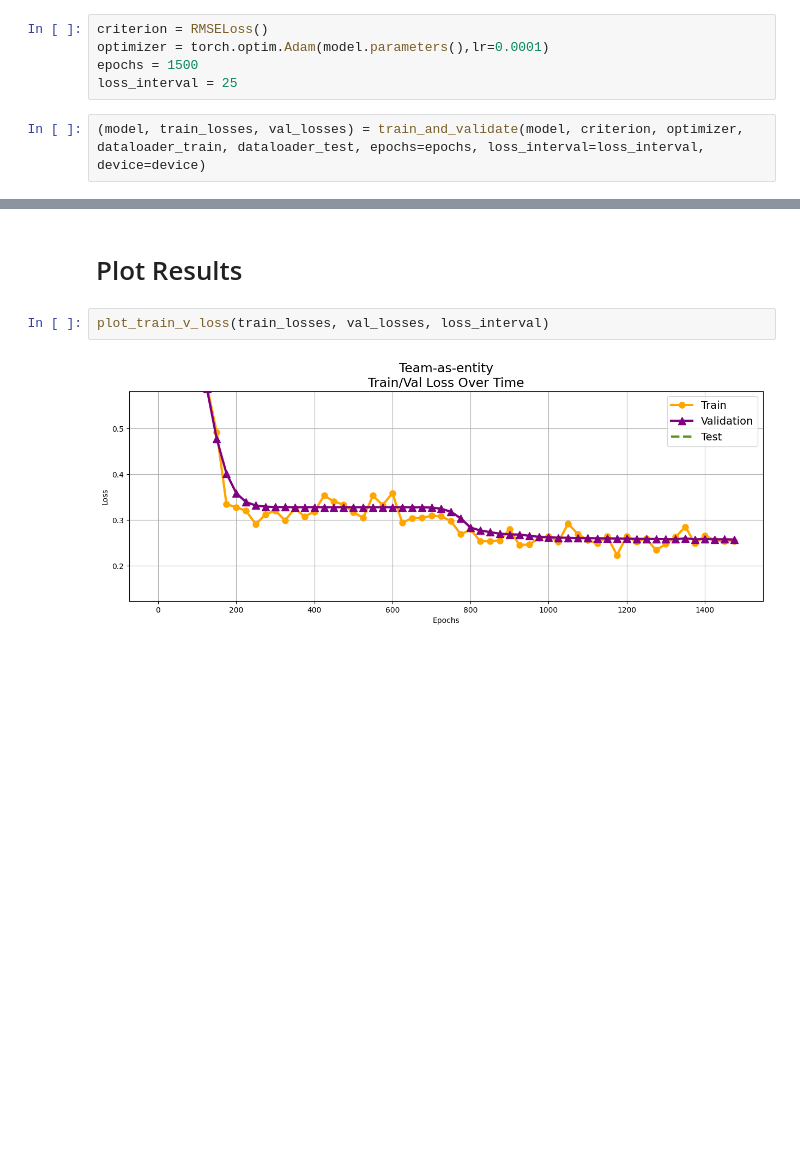
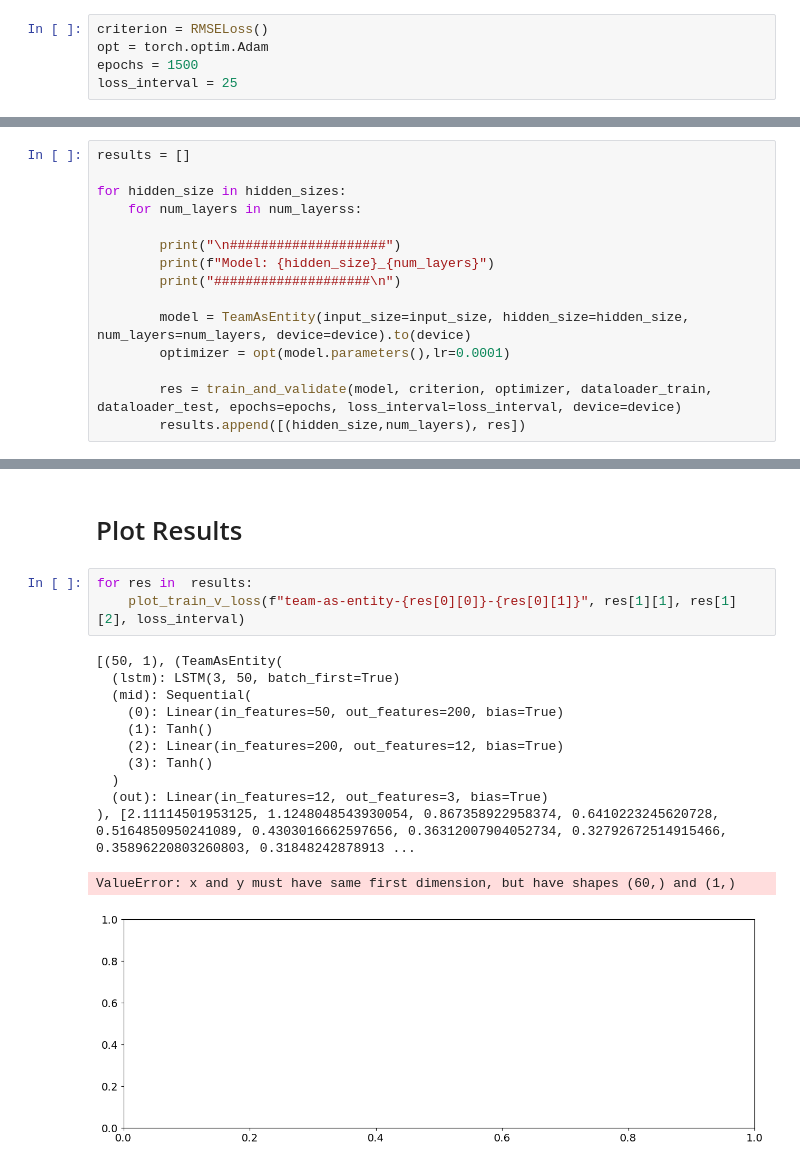
Before and after one commit to RandumbRobot/hockey-player-stats-predictor, a Jupyter notebook: team_entity_nn_nb.ipynb, the cells around one changed output, grey strips where cells are left out. Cells and saved outputs as stored; diff of their text form; blank space fills up the shorter version.

Commit message:
Team-as-entity exploration for N=5

```diff
--- a/team_entity_nn_nb.ipynb
+++ b/team_entity_nn_nb.ipynb
@@ -55,7 +67,5 @@ model = TeamAsEntity(input_size=input_size, hidden_size=hidden_size, device=devi
 # %%
 criterion = RMSELoss()
-optimizer = torch.optim.Adam(model.parameters(),lr=0.0001)
+opt = torch.optim.Adam
 epochs = 1500
 loss_interval = 25
-# %%
-(model, train_losses, val_losses) = train_and_validate(model, criterion, optimizer, dataloader_train, dataloader_test, epochs=epochs, loss_interval=loss_interval, device=device)
@@ -79,0 +72,15 @@ Validation loss for epoch 1175: [0.2441186010837555]
+# %%
+results = []
+
+for hidden_size in hidden_sizes:
+    for num_layers in num_layerss:
+
+        print("\n####################")
+        print(f"Model: {hidden_size}_{num_layers}")
+        print("####################\n")
+
+        model = TeamAsEntity(input_size=input_size, hidden_size=hidden_size, num_layers=num_layers, device=device).to(device)
+        optimizer = opt(model.parameters(),lr=0.0001)
+
+        res = train_and_validate(model, criterion, optimizer, dataloader_train, dataloader_test, epochs=epochs, loss_interval=loss_interval, device=device)
+        results.append([(hidden_size,num_layers), res])
@@ -80,6 +105,18 @@ Validation loss for epoch 1175: [0.2441186010837555]
 # %% [markdown]
 # Plot Results
-# %%
-plot_train_v_loss(train_losses, val_losses, loss_interval)
-# %% [output]
-[figure, removed]
+# %%
+for res in  results:
+    plot_train_v_loss(f"team-as-entity-{res[0][0]}-{res[0][1]}", res[1][1], res[1][2], loss_interval)
+# %% [output]
+[(50, 1), (TeamAsEntity(
+  (lstm): LSTM(3, 50, batch_first=True)
+  (mid): Sequential(
+    (0): Linear(in_features=50, out_features=200, bias=True)
+    (1): Tanh()
+    (2): Linear(in_features=200, out_features=12, bias=True)
+    (3): Tanh()
+  )
+  (out): Linear(in_features=12, out_features=3, bias=True)
+), [2.11114501953125, 1.1248048543930054, 0.867358922958374, 0.6410223245620728, 0.5164850950241089, 0.4303016662597656, 0.36312007904052734, 0.32792672514915466, 0.35896220803260803, 0.31848242878913 ...
+ValueError: x and y must have same first dimension, but have shapes (60,) and (1,)
+[figure, added]
```
Also changed, not shown: parts of 6 cells of this notebook, 1 other file.
